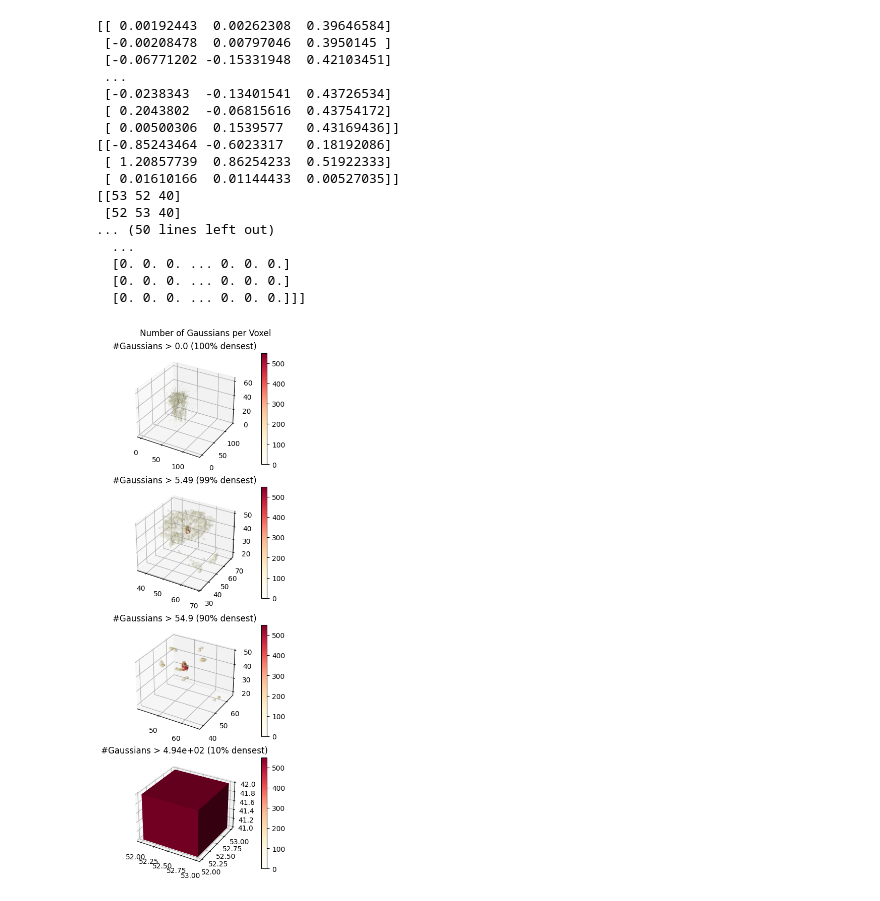
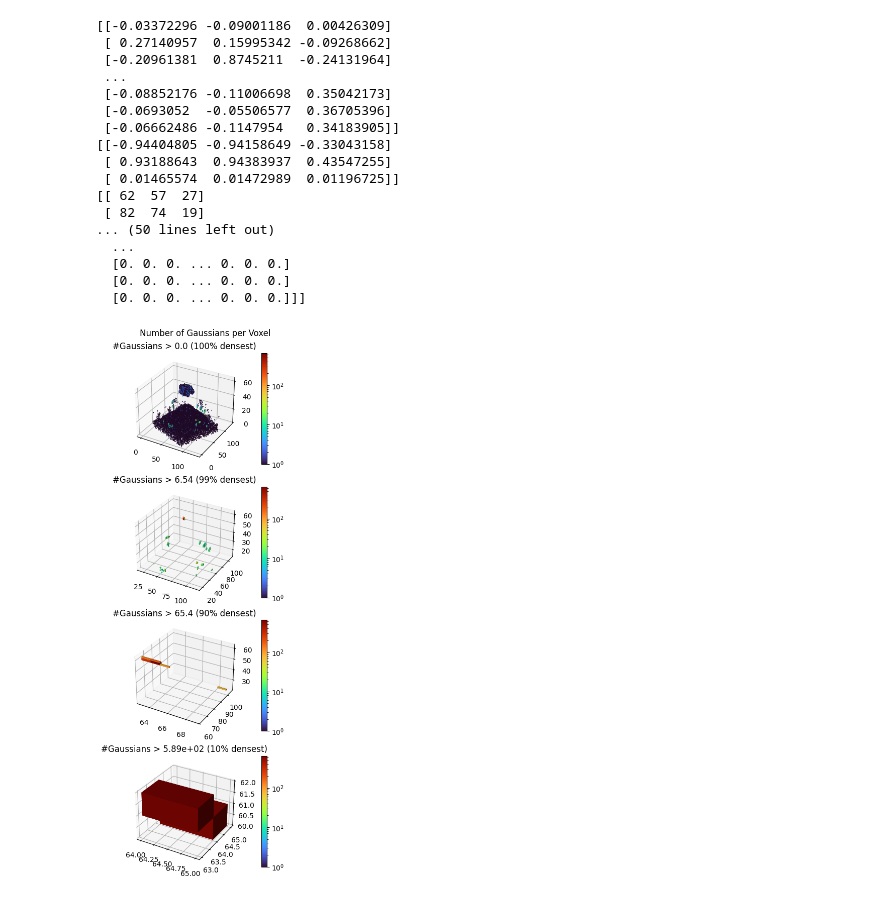
Before and after one commit to byrax15/gsplat, a Jupyter notebook: notebook/density.ipynb, the cells around one changed output. Saved outputs shown, nothing was run; the diff lists cells and outputs as text; code cells hidden in the pictures.

```diff
--- a/notebook/density.ipynb
+++ b/notebook/density.ipynb
@@ -6,7 +6,7 @@ from plyfile import PlyData
 import numpy as np
 
 experiment = Path(
-    '/home/aq85800/NewVolume/gsplat/method/mcmc/cloud+small+blackbg+200mocap_bogusorange32e3_correctcams/colmap_47')
+    '/home/aq85800/NewVolume/gsplat/dual_bw_bg+sh-degree=0+elongation-reg=2e-2/cloud+small+nobg+200mocap_bogusorange32e3_correctcams/colmap_47/2025-07-16T12:58-04:00')
 experiment_pretty_name = Path('__'.join(experiment.parts[-4:]))
 os.makedirs(experiment_pretty_name,exist_ok=True)
 
@@ -40,18 +40,18 @@ print(voxels)
 min=voxels.min()
 max=voxels.max()
 # %% [output]
-[[ 0.00192443  0.00262308  0.39646584]
- [-0.00208478  0.00797046  0.3950145 ]
- [-0.06771202 -0.15331948  0.42103451]
+[[-0.03372296 -0.09001186  0.00426309]
+ [ 0.27140957  0.15995342 -0.09268662]
+ [-0.20961381  0.8745211  -0.24131964]
  ...
- [-0.0238343  -0.13401541  0.43726534]
- [ 0.2043802  -0.06815616  0.43754172]
- [ 0.00500306  0.1539577   0.43169436]]
-[[-0.85243464 -0.6023317   0.18192086]
- [ 1.20857739  0.86254233  0.51922333]
- [ 0.01610166  0.01144433  0.00527035]]
-[[53 52 40]
- [52 53 40]
+ [-0.08852176 -0.11006698  0.35042173]
+ [-0.0693052  -0.05506577  0.36705396]
+ [-0.06662486 -0.1147954   0.34183905]]
+[[-0.94404805 -0.94158649 -0.33043158]
+ [ 0.93188643  0.94383937  0.43547255]
+ [ 0.01465574  0.01472989  0.01196725]]
+[[ 62  57  27]
+ [ 82  74  19]
 ... (50 lines left out)
   ...
   [0. 0. 0. ... 0. 0. 0.]
@@ -59,39 +59,46 @@ max=voxels.max()
   [0. 0. 0. ... 0. 0. 0.]]]
 # %%
 from matplotlib.cm import ScalarMappable
-from matplotlib.colors import ListedColormap, Normalize
+from matplotlib.colors import ListedColormap, Normalize, LogNorm
 from matplotlib.figure import Figure
 import matplotlib.pyplot as plt
 import seaborn as sb
 
 
 def alpha_gradient(cmap, lut, amin, amax):
     original = plt.get_cmap(cmap)(np.linspace(0,1,lut))
     alphas = np.linspace(amin, amax, num=lut)
     original[...,3] = alphas
     return ListedColormap(original)
 
+# TODO colormap in logspace
 
-alpha_grad_cmap = alpha_gradient('YlOrRd', 128, .1, 1.)
-blend = (voxels - min)/(max-min)
-faces = alpha_grad_cmap(blend)
+# alpha_grad_cmap = alpha_gradient('turbo', 128, .8, 1.)
+alpha_grad_cmap = plt.get_cmap('turbo')
+norm=LogNorm(vmin=min+1,vmax=max+1)
+# norm = Normalize(vmin=min, vmax=max)
+mappable = ScalarMappable(norm=norm, cmap=alpha_grad_cmap)
+# blend = (np.log1p(voxels) - np.log1p(min))/(np.log1p(max)-np.log1p(min))
+# faces = alpha_grad_cmap(blend)
+faces = np.array(alpha_grad_cmap(norm(voxels.flatten())))
+faces = faces.reshape([*voxels.shape, 4])
 
 densest_visibilities = [1.,.99,.9,.1]
 
 fig = plt.figure(figsize=(8.5,11))
 fig.set_layout_engine('compressed')
 fig.suptitle("Number of Gaussians per Voxel")
 
 axs=fig.subplots(nrows=len(densest_visibilities),subplot_kw={"projection":'3d'})
 for densest_visibility,ax in zip(densest_visibilities,axs):
-    fig.colorbar(ScalarMappable(norm=Normalize(vmin=min,vmax=max), cmap=alpha_grad_cmap),ax=ax)
     vis_min = (1-densest_visibility) * (max-min) + min
     _=ax.set_title(f"#Gaussians > {vis_min:.3} ({densest_visibility:.0%} densest)")
-    _=ax.voxels(filled=voxels>vis_min, facecolors=faces)
+    _=ax.voxels(filled=voxels>vis_min , facecolors=faces) # TODO slice by slice
+    fig.colorbar(mappable,ax=ax)
 
 fig.savefig(experiment_pretty_name/'3d.svg')
 # %% [output]
-[figure, old version]
+[figure, new version]
 # %%
 
 import os
```
Also changed, not shown: parts of 1 cell of this notebook, 2 other files.
